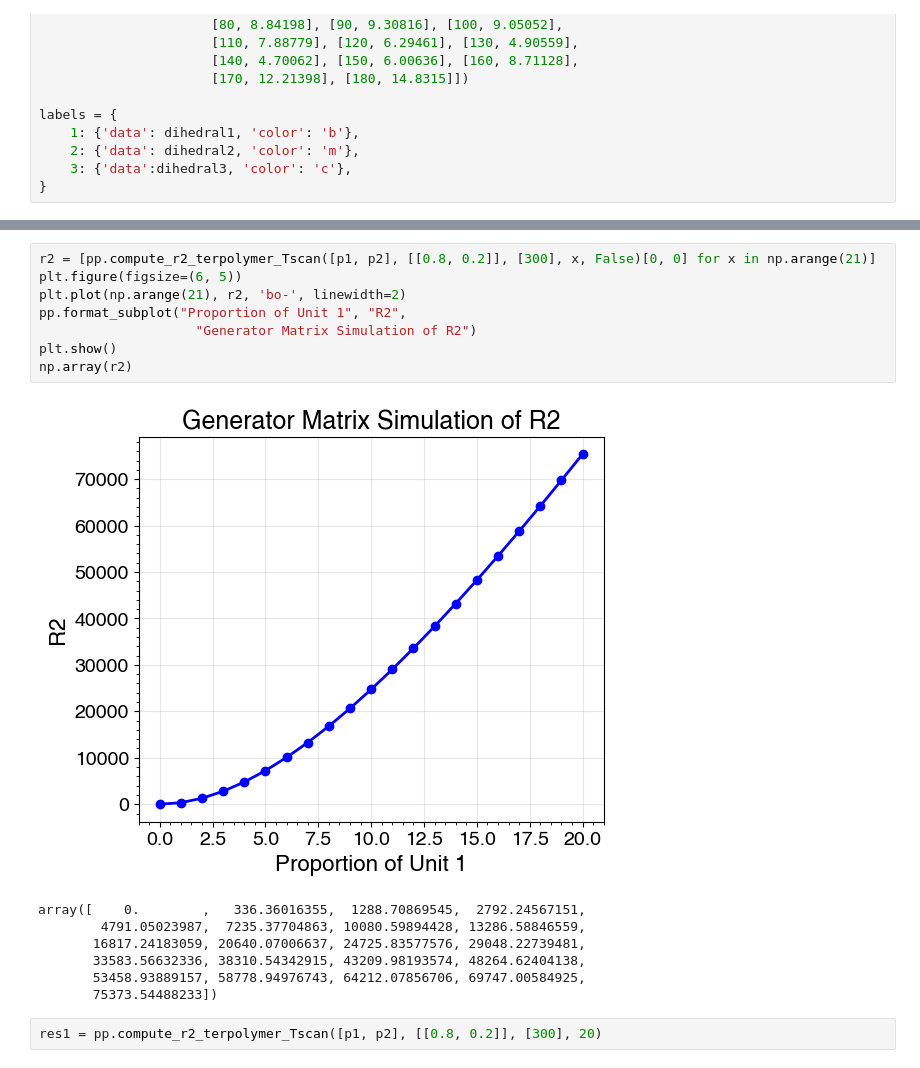
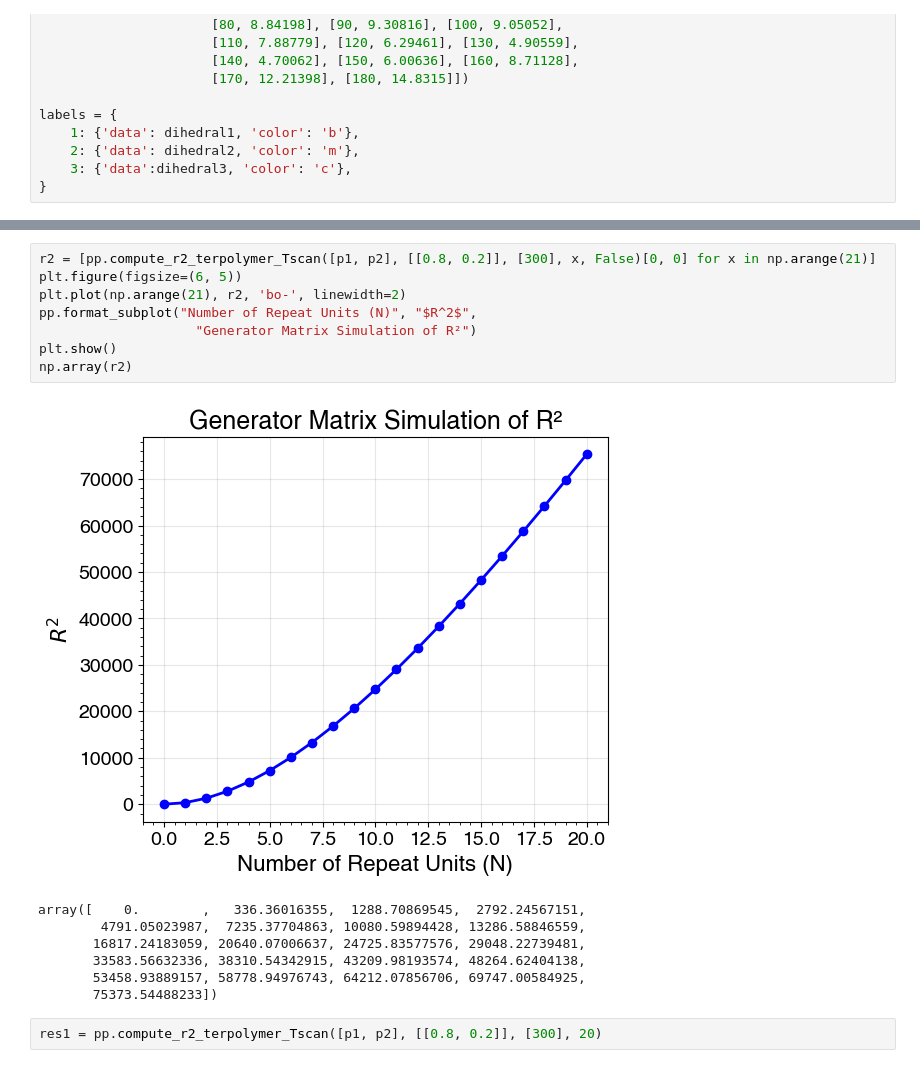
Before and after one commit to Swordshinehjy/Polymer-Persistence-Length, a Jupyter notebook: examples/temperature_scan_multipolymer_r2/template_terpolymer_multi.ipynb, the cells around one changed output, grey strips where cells are left out. Saved outputs shown, nothing was run; the diff lists cells and outputs as text.

```diff
--- a/examples/temperature_scan_multipolymer_r2/template_terpolymer_multi.ipynb
+++ b/examples/temperature_scan_multipolymer_r2/template_terpolymer_multi.ipynb
@@ -77,13 +79,13 @@ array([    0.        ,   336.37776404,  1288.75269556,  2791.20852442,
 # %%
 r2 = [pp.compute_r2_terpolymer_Tscan([p1, p2], [[0.8, 0.2]], [300], x, False)[0, 0] for x in np.arange(21)]
 plt.figure(figsize=(6, 5))
 plt.plot(np.arange(21), r2, 'bo-', linewidth=2)
-pp.format_subplot("Proportion of Unit 1", "R2",
-                    "Generator Matrix Simulation of R2")
+pp.format_subplot("Number of Repeat Units (N)", "$R^2$",
+                    "Generator Matrix Simulation of R²")
 plt.show()
 np.array(r2)
 # %% [output]
-[figure, old version]
+[figure, new version]
 array([    0.        ,   336.36016355,  1288.70869545,  2792.24567151,
         4791.05023987,  7235.37704863, 10080.59894428, 13286.58846559,
        16817.24183059, 20640.07006637, 24725.83577576, 29048.22739481,
```
Also changed, not shown: parts of 2 cells of this notebook.
